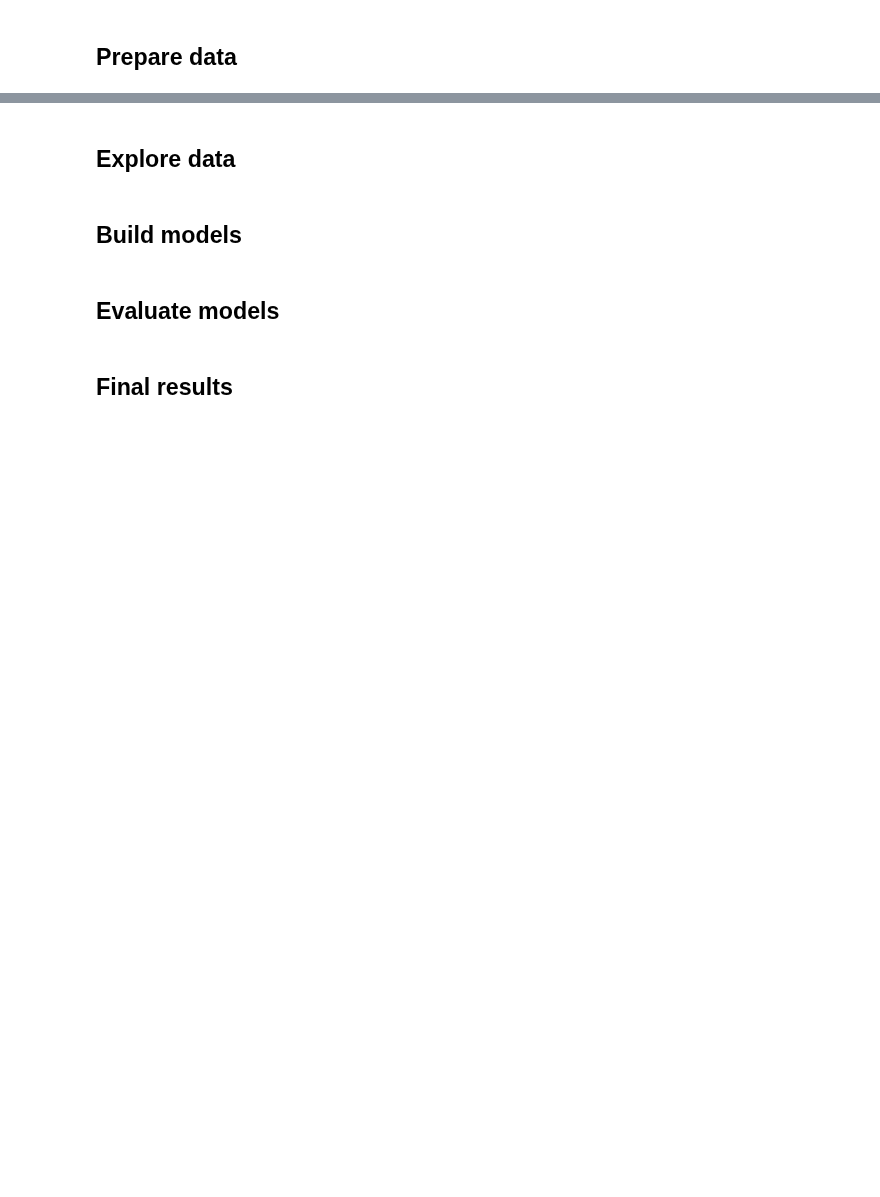
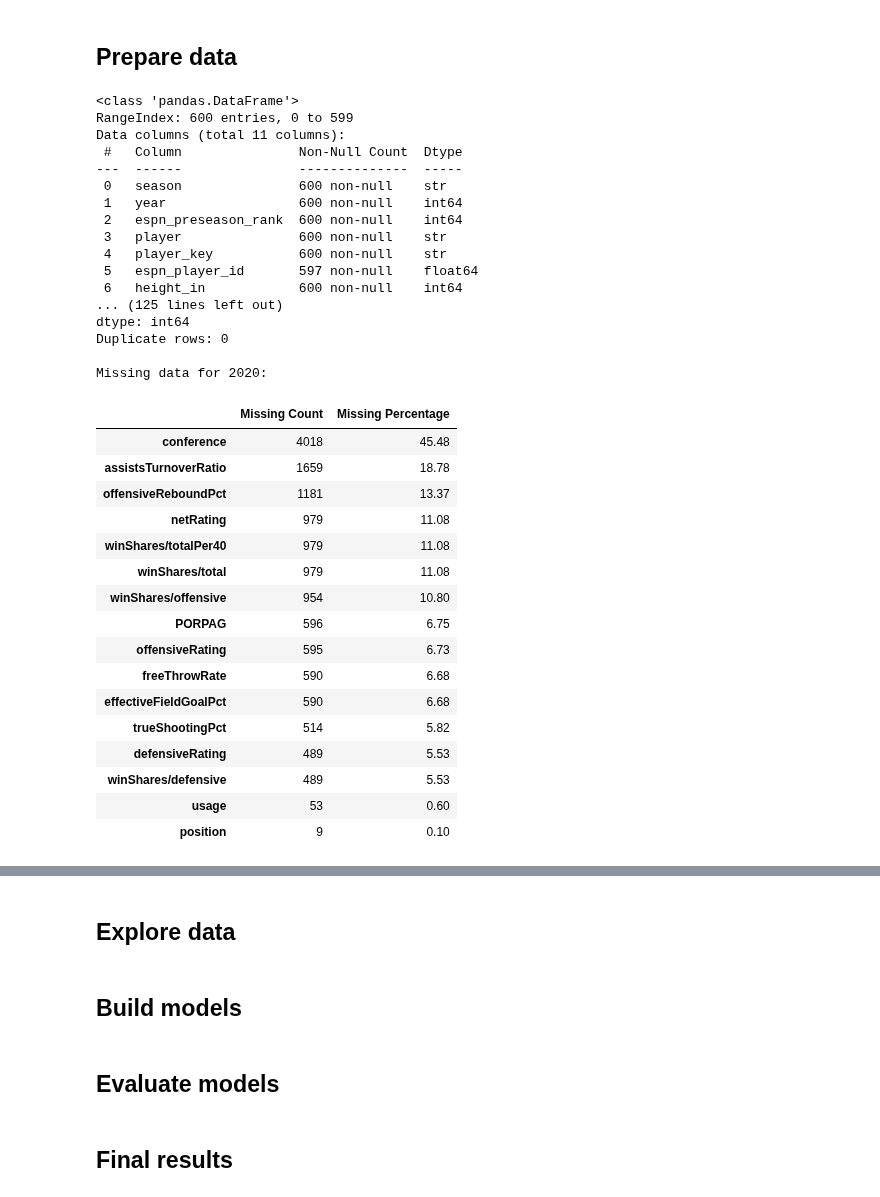
Before and after one commit to eviemcmahan/ds_3001_project_team_6, a Jupyter notebook: notebook.ipynb, the cells around one changed output, grey strips where cells are left out. Saved outputs shown, nothing was run; the diff lists cells and outputs as text; code cells hidden in the pictures; blank space fills up the shorter version.

```diff
--- a/notebook.ipynb
+++ b/notebook.ipynb
@@ -16,3 +16,14 @@ assert DATA_DIR.is_dir(), "The data directory is missing."
 ## Load data
 # %%
 # Load data from DATA_DIR.
+!pip install pandas
+import pandas as pd
+
+espn_rankings = pd.read_csv(DATA_DIR / "espn_preseason_rankings.csv")
+player_stats_2020 = pd.read_csv(DATA_DIR / "player_stats_2020.csv")
+player_stats_2021 = pd.read_csv(DATA_DIR / "player_stats_2021.csv")
+player_stats_2022 = pd.read_csv(DATA_DIR / "player_stats_2022.csv")
+player_stats_2023 = pd.read_csv(DATA_DIR / "player_stats_2023.csv")
+player_stats_2024 = pd.read_csv(DATA_DIR / "player_stats_2024.csv")
+player_stats_2025 = pd.read_csv(DATA_DIR / "player_stats_2025.csv")
+player_stats_2026 = pd.read_csv(DATA_DIR / "player_stats_2026.csv")
@@ -20,3 +36,72 @@ assert DATA_DIR.is_dir(), "The data directory is missing."
 ## Prepare data
 # %%
 # Clean data and create features.
+espn_rankings.info()
+print("Missing values:\n", espn_rankings.isna().sum())
+print("Duplicate rows:", espn_rankings.duplicated().sum())
+
+datasets = {
+    "2020": player_stats_2020,
+    "2021": player_stats_2021,
+    "2022": player_stats_2022,
+    "2023": player_stats_2023,
+    "2024": player_stats_2024,
+    "2025": player_stats_2025,
+    "2026": player_stats_2026,
+}
+
+for year, df in datasets.items():
+    print(f"\n{'=' * 40}\nPlayer Stats {year}")
+    df.info()
+    print("Missing values:\n", df.isna().sum())
+    print("Duplicate rows:", df.duplicated().sum())
+
+    missing = df.isna().sum()
+    missing_pct = (missing / len(df) * 100).round(2)
+
+    missing_summary = pd.DataFrame({
+        "Missing Count": missing,
+        "Missing Percentage": missing_pct
+    })
+
+    missing_summary = missing_summary[
+        missing_summary["Missing Count"] > 0
+    ].sort_values("Missing Percentage", ascending=False)
+
+    print(f"\nMissing data for {year}:")
+    display(missing_summary)
+# %% [output]
+<class 'pandas.DataFrame'>
+RangeIndex: 600 entries, 0 to 599
+Data columns (total 11 columns):
+ #   Column               Non-Null Count  Dtype
+---  ------               --------------  -----
+ 0   season               600 non-null    str
+ 1   year                 600 non-null    int64
+ 2   espn_preseason_rank  600 non-null    int64
+ 3   player               600 non-null    str
+ 4   player_key           600 non-null    str
+ 5   espn_player_id       597 non-null    float64
+ 6   height_in            600 non-null    int64
+... (125 lines left out)
+dtype: int64
+Duplicate rows: 0
+
+Missing data for 2020:
+|  | Missing Count | Missing Percentage |
+| conference | 4018 | 45.48 |
+| assistsTurnoverRatio | 1659 | 18.78 |
+| offensiveReboundPct | 1181 | 13.37 |
+| netRating | 979 | 11.08 |
+| winShares/totalPer40 | 979 | 11.08 |
+| winShares/total | 979 | 11.08 |
+| winShares/offensive | 954 | 10.80 |
+| PORPAG | 596 | 6.75 |
+| offensiveRating | 595 | 6.73 |
+| freeThrowRate | 590 | 6.68 |
+| effectiveFieldGoalPct | 590 | 6.68 |
+| trueShootingPct | 514 | 5.82 |
+| defensiveRating | 489 | 5.53 |
+| winShares/defensive | 489 | 5.53 |
+| usage | 53 | 0.60 |
+| position | 9 | 0.10 |
```
Also changed, not shown: parts of 2 cells of this notebook.
